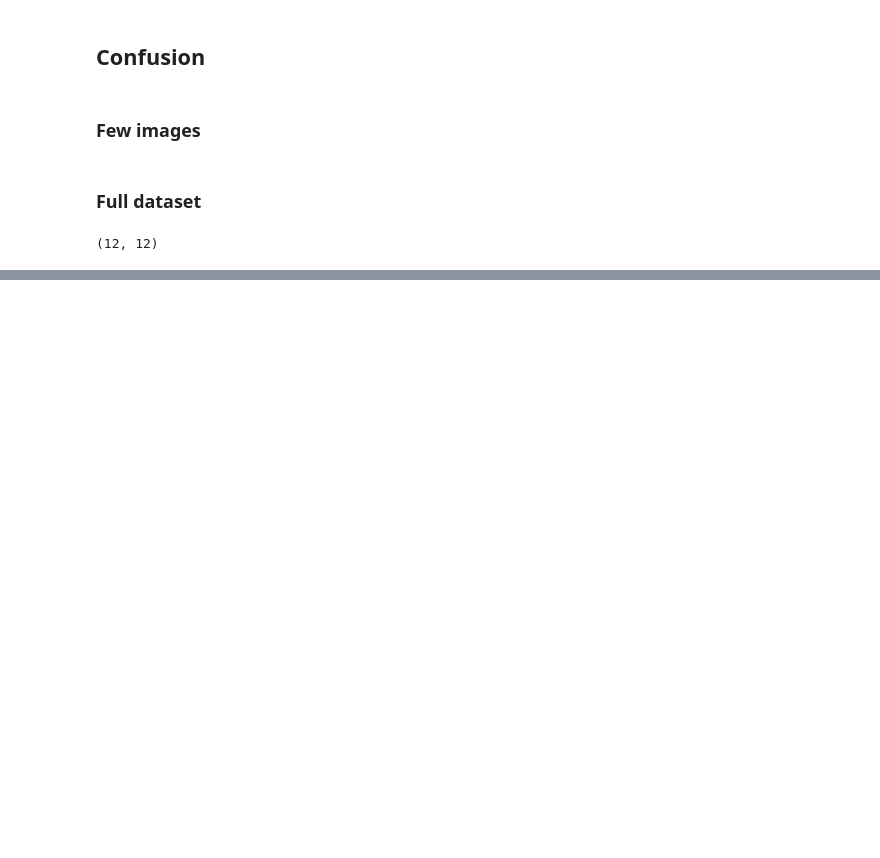
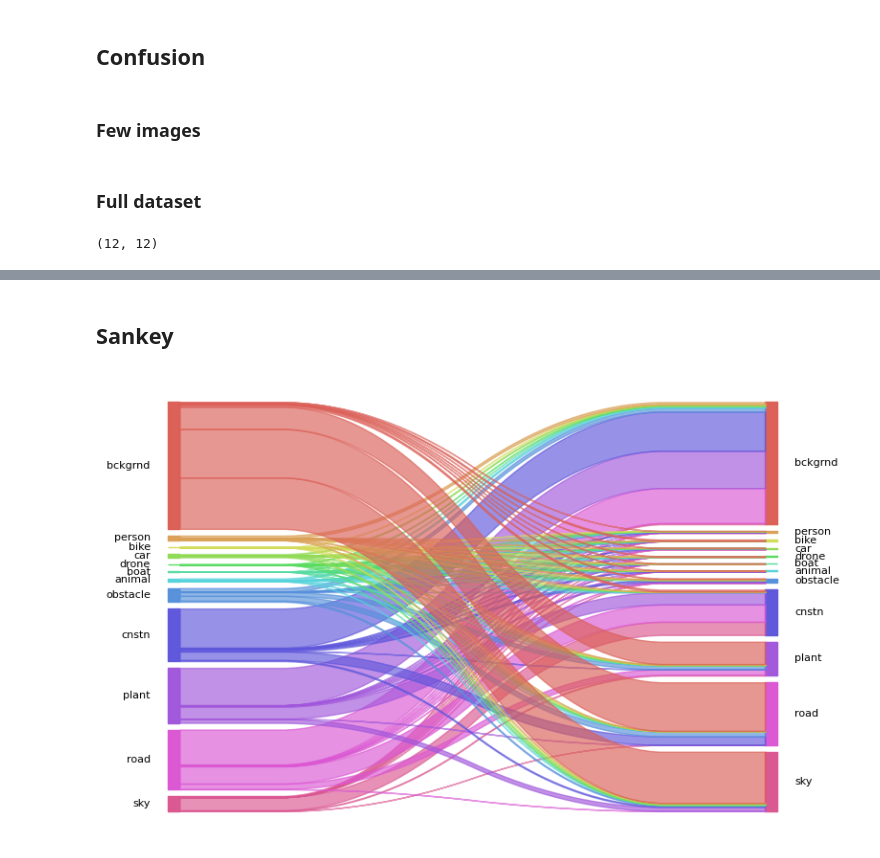
Before and after one commit to nyLiao/Aeroscapes, a Jupyter notebook: visualization/label2rgb.ipynb, the cells around one changed output, grey strips where cells are left out. Saved outputs shown, nothing was run; the diff lists cells and outputs as text; code cells hidden in the pictures; blank space fills up the shorter version.

Commit message:
Vis: dataset and sankey

```diff
--- a/visualization/label2rgb.ipynb
+++ b/visualization/label2rgb.ipynb
@@ -200,0 +207,2 @@ fig = plot_confmat(cfm_rn)
+# %% [markdown]
+## Sankey
@@ -200,0 +211,17 @@ fig = plot_confmat(cfm_rn)
+# %%
+row, col = [], []
+cfm_err = np.zeros(12*11)
+for r in range(12):
+    for c in range(12):
+        if r != c:
+            row.append(labs[r])
+            col.append(labs[c])
+            cfm_err[r*11+c] = cfms[r, c]
+
+fig = sankey(left=row, right=col, leftWeight=cfm_err,
+             leftLabels=list(reversed(labs)), rightLabels=list(reversed(labs)), fontsize=8)
+# if True:
+#     fig.savefig(logger.path_join('sankey.pdf'), bbox_inches='tight')
+fig
+# %% [output]
+[figure, added]
```
Also changed, not shown: parts of 11 cells of this notebook, 3 other files.
